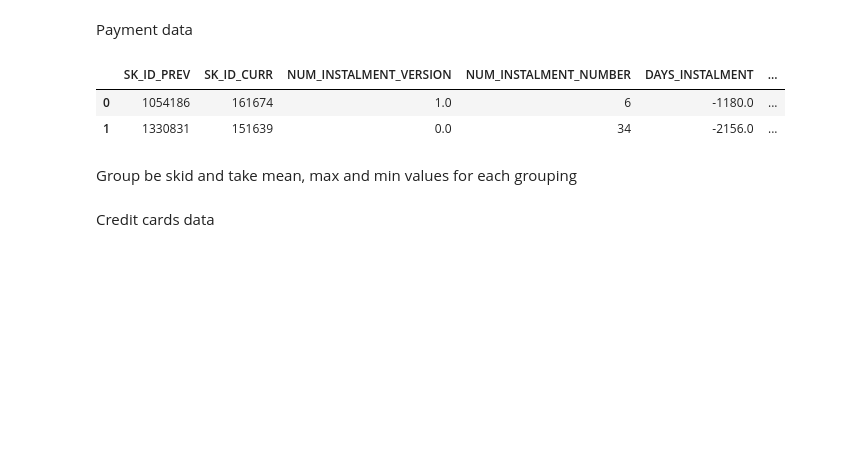
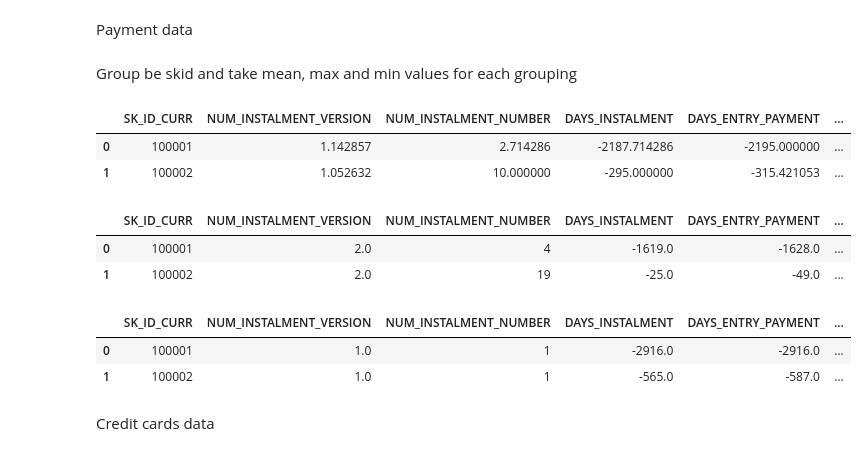
Before and after one commit to astelmashenko/ndml_capstone, a Jupyter notebook: Data_Merging.ipynb, the cells around one changed output. Cells and saved outputs as stored; diff of their text form; code cells hidden in the pictures; blank space fills up the shorter version.

```diff
--- a/Data_Merging.ipynb
+++ b/Data_Merging.ipynb
@@ -129,9 +138,6 @@ Payment data
 # %%
 installments_payments = pd.read_csv('input/installments_payments.csv.zip')
 installments_payments.head(2)
+installments_payments.drop(columns=['SK_ID_PREV'], inplace=True)
-# %% [output]
-|  | SK_ID_PREV | SK_ID_CURR | NUM_INSTALMENT_VERSION | NUM_INSTALMENT_NUMBER | DAYS_INSTALMENT | ... |
-| 0 | 1054186 | 161674 | 1.0 | 6 | -1180.0 | ... |
-| 1 | 1330831 | 151639 | 0.0 | 34 | -2156.0 | ... |
 # %% [markdown]
 Group be skid and take mean, max and min values for each grouping
@@ -142,3 +144,27 @@ min_payments = installments_payments.groupby('SK_ID_CURR').min()
+# %%
+avg_payments = installments_payments.groupby('SK_ID_CURR').mean().reset_index()
+avg_payments_cols = avg_payments.columns.tolist()
+avg_payments.head(2)
+# %% [output]
+|  | SK_ID_CURR | NUM_INSTALMENT_VERSION | NUM_INSTALMENT_NUMBER | DAYS_INSTALMENT | DAYS_ENTRY_PAYMENT | ... |
+| 0 | 100001 | 1.142857 | 2.714286 | -2187.714286 | -2195.000000 | ... |
+| 1 | 100002 | 1.052632 | 10.000000 | -295.000000 | -315.421053 | ... |
+# %%
+max_payments = installments_payments.groupby('SK_ID_CURR').max().reset_index()
+max_payments_cols = max_payments.columns.tolist()
+max_payments.head(2)
+# %% [output]
+|  | SK_ID_CURR | NUM_INSTALMENT_VERSION | NUM_INSTALMENT_NUMBER | DAYS_INSTALMENT | DAYS_ENTRY_PAYMENT | ... |
+| 0 | 100001 | 2.0 | 4 | -1619.0 | -1628.0 | ... |
+| 1 | 100002 | 2.0 | 19 | -25.0 | -49.0 | ... |
+# %%
+min_payments = installments_payments.groupby('SK_ID_CURR').min().reset_index()
+min_payments_cols = min_payments.columns.tolist()
+min_payments.head(2)
+# %% [output]
+|  | SK_ID_CURR | NUM_INSTALMENT_VERSION | NUM_INSTALMENT_NUMBER | DAYS_INSTALMENT | DAYS_ENTRY_PAYMENT | ... |
+| 0 | 100001 | 1.0 | 1 | -2916.0 | -2916.0 | ... |
+| 1 | 100002 | 1.0 | 1 | -565.0 | -587.0 | ... |
 # %% [markdown]
 Credit cards data
 # %%
```
Also changed, not shown: parts of 31 cells of this notebook, 1 other file.
